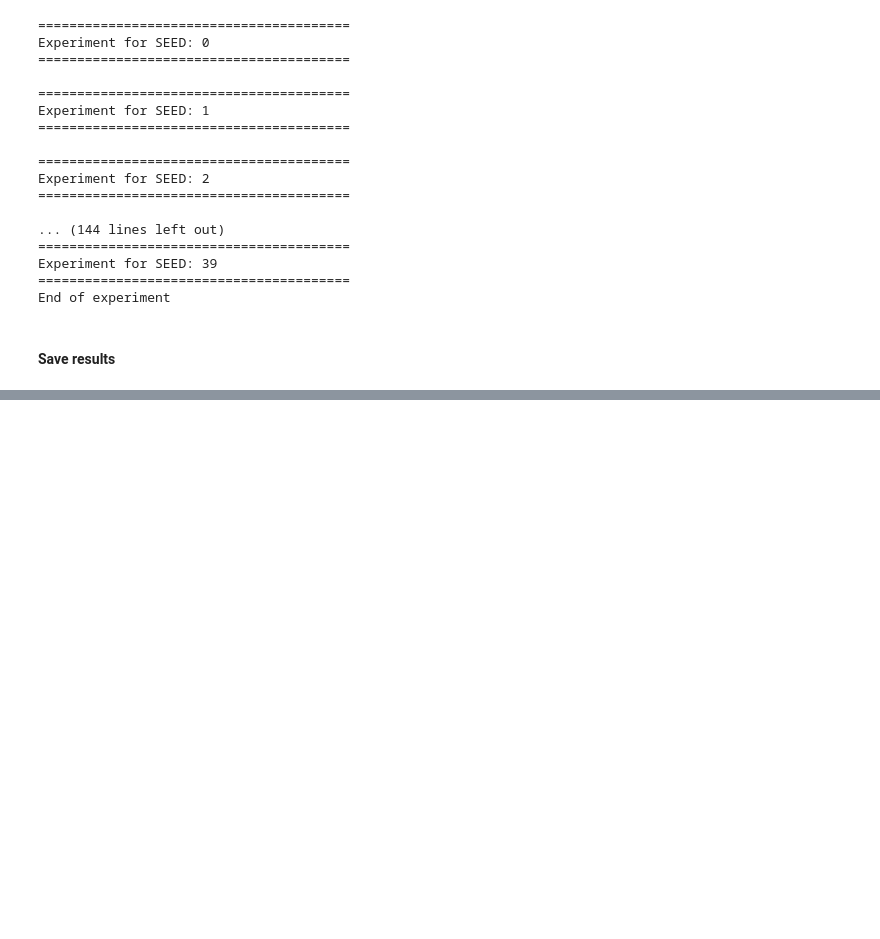
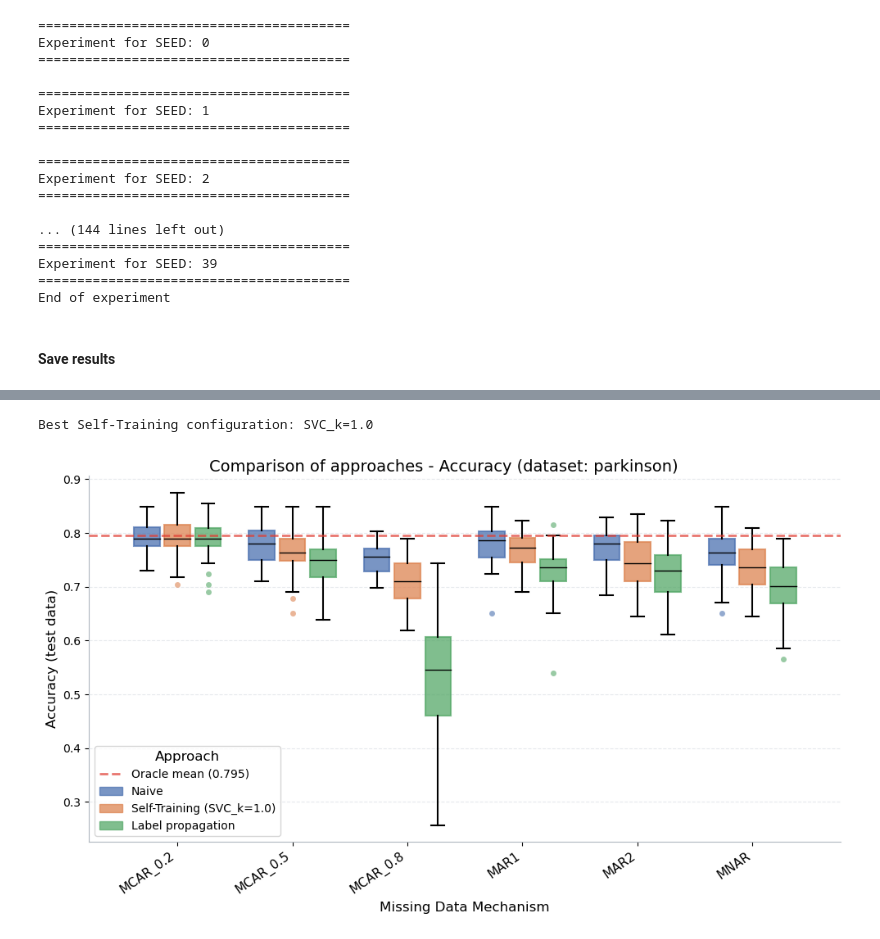
Before and after one commit to tomaszzywicki/semi-supervised-FISTA-logistic-lasso, a Jupyter notebook: src/experiments.ipynb, the cells around one changed output, grey strips where cells are left out. Drawn from its saved outputs; the diff is of its cells as text; code cells hidden in the pictures; blank space fills up the shorter version.

Commit message:
refactor code and improve plots

```diff
--- a/src/experiments.ipynb
+++ b/src/experiments.ipynb
@@ -308,3 +15,5 @@ def generate_summary_table(df: pd.DataFrame) -> pd.DataFrame:
+# %%
+RESULTS_PATH = Path("../results").resolve()
 # %%
 # for experiment
 seeds = list(range(40))
@@ -390,34 +94,4 @@ Experiment for SEED: 2
 Experiment for SEED: 39
 ========================================
 End of experiment
-# %%
-def set_best_st_approach(df):
-    df = results_darwin
-
-    df_st = df[df['Approach'] == 'self_training'].copy()
-    df_st['Config'] = df_st['base_estimator'] + "_k=" + df_st['k_best'].astype(str)
-
-    # best in terms of median for F1
-    global_medians = df_st.groupby('Config')['F1'].median()
-    best_config = global_medians.idxmax()
-    print(f"`Best` Self-Training configuration: {best_config}")
-
-    best_estimator = best_config.split('_k=')[0]
-    # best_k = int(best_config.split('_k=')[1])
-    best_k = 1
-
-    mask_other = df['Approach'] != 'self_training'
-    mask_best_st = (
-        (df['Approach'] == 'self_training') &
-        (df['base_estimator'] == best_estimator) &
-        (df['k_best'] == best_k)
-    )
-
-    df_plot = df[mask_other | mask_best_st].copy()
-
-    df_plot.loc[df_plot['Approach'] == 'self_training', 'Approach'] = f'Self-Training ({best_config})'
-    return df_plot
-
-# for metric in metrics_to_plot:
-#     plot_experiment_results(df_plot, metric=metric, best_estimator=None,  best_k=best_k)
 # %%
@@ -494,0 +175,14 @@ plt.show()
+# %%
+results_lsvt = pd.read_csv(RESULTS_PATH / "results_lsvt.csv")
+results_darwin =  pd.read_csv(RESULTS_PATH / "results_darwin.csv")
+results_prostate =  pd.read_csv(RESULTS_PATH / "results_prostate.csv")
+results_parkinson =  pd.read_csv(RESULTS_PATH / "results_parkinson.csv")
+# %%
+measure = "Accuracy"
+# %%
+df_plot = set_best_st_approach(results_parkinson)
+plot_experiment_results(df_plot, measure, "parkinson")
+plt.show()
+# %% [output]
+Best Self-Training configuration: SVC_k=1.0
+[figure, added]
```
Also changed, not shown: parts of 14 cells of this notebook, 5 other files.
